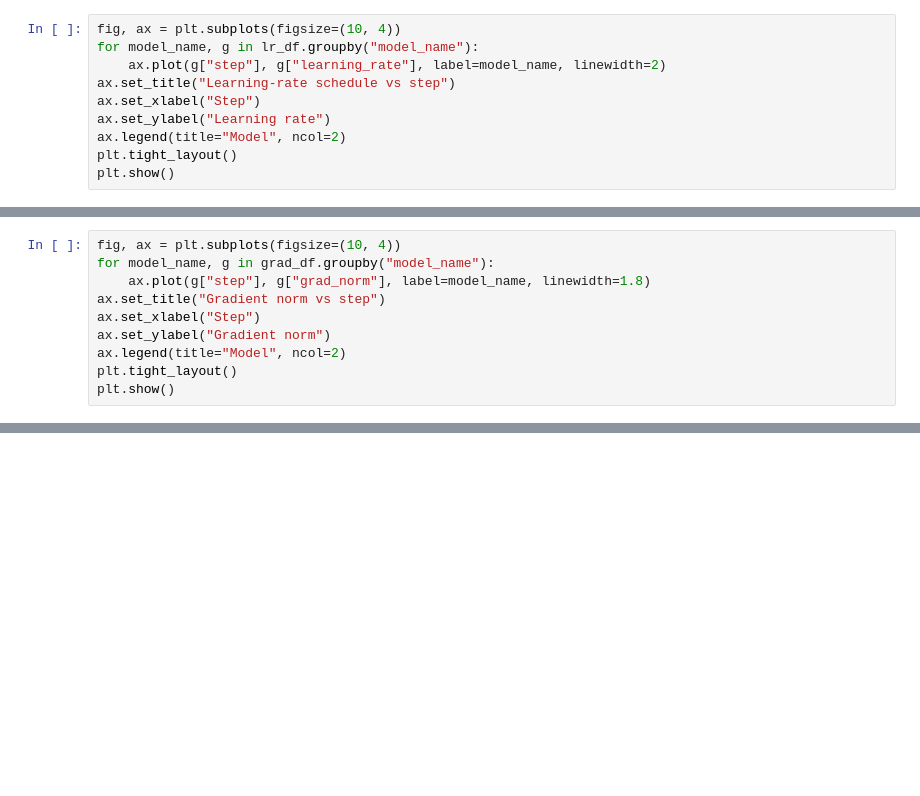
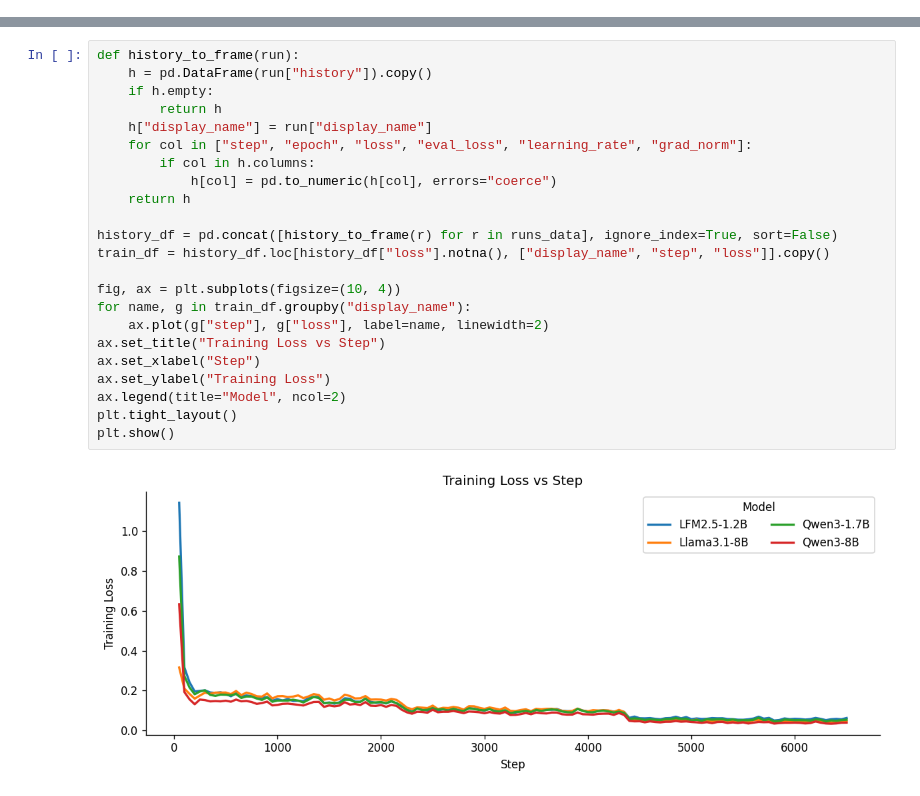
Before and after one commit to NatBrian/NBME-ScoreClinicalPatientNotes, a Jupyter notebook: phase2_output/phase2_lora_training_report.ipynb, the cells around one changed output, grey strips where cells are left out. Saved outputs shown, nothing was run; the diff lists cells and outputs as text; blank space fills up the shorter version.

```diff
--- a/phase2_output/phase2_lora_training_report.ipynb
+++ b/phase2_output/phase2_lora_training_report.ipynb
@@ -459,10 +0,0 @@ plt.show()
-# %%
-fig, ax = plt.subplots(figsize=(10, 4))
-for model_name, g in lr_df.groupby("model_name"):
-    ax.plot(g["step"], g["learning_rate"], label=model_name, linewidth=2)
-ax.set_title("Learning-rate schedule vs step")
-ax.set_xlabel("Step")
-ax.set_ylabel("Learning rate")
-ax.legend(title="Model", ncol=2)
-plt.tight_layout()
-plt.show()
@@ -471,10 +0,0 @@ plt.show()
-# %%
-fig, ax = plt.subplots(figsize=(10, 4))
-for model_name, g in grad_df.groupby("model_name"):
-    ax.plot(g["step"], g["grad_norm"], label=model_name, linewidth=1.8)
-ax.set_title("Gradient norm vs step")
-ax.set_xlabel("Step")
-ax.set_ylabel("Gradient norm")
-ax.legend(title="Model", ncol=2)
-plt.tight_layout()
-plt.show()
@@ -724,0 +348,25 @@ if 'summary_df' in locals():
+# %%
+def history_to_frame(run):
+    h = pd.DataFrame(run["history"]).copy()
+    if h.empty:
+        return h
+    h["display_name"] = run["display_name"]
+    for col in ["step", "epoch", "loss", "eval_loss", "learning_rate", "grad_norm"]:
+        if col in h.columns:
+            h[col] = pd.to_numeric(h[col], errors="coerce")
+    return h
+
+history_df = pd.concat([history_to_frame(r) for r in runs_data], ignore_index=True, sort=False)
+train_df = history_df.loc[history_df["loss"].notna(), ["display_name", "step", "loss"]].copy()
+
+fig, ax = plt.subplots(figsize=(10, 4))
+for name, g in train_df.groupby("display_name"):
+    ax.plot(g["step"], g["loss"], label=name, linewidth=2)
+ax.set_title("Training Loss vs Step")
+ax.set_xlabel("Step")
+ax.set_ylabel("Training Loss")
+ax.legend(title="Model", ncol=2)
+plt.tight_layout()
+plt.show()
+# %% [output]
+[figure, added]
```
Also changed, not shown: parts of 55 cells of this notebook, 12 other files.
